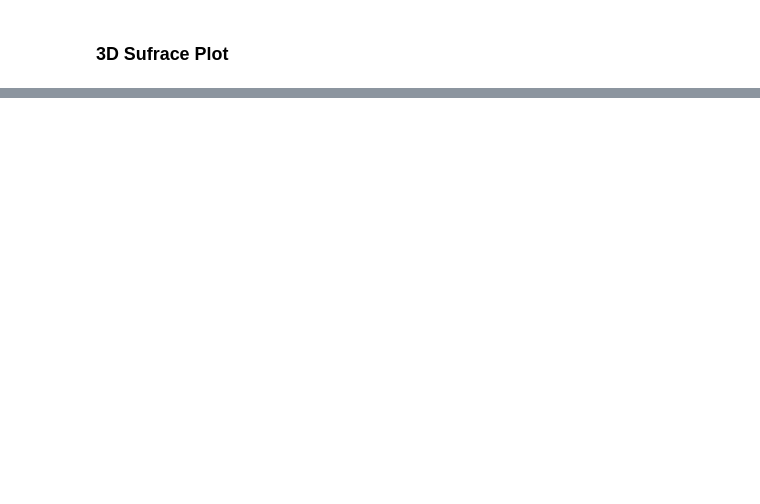
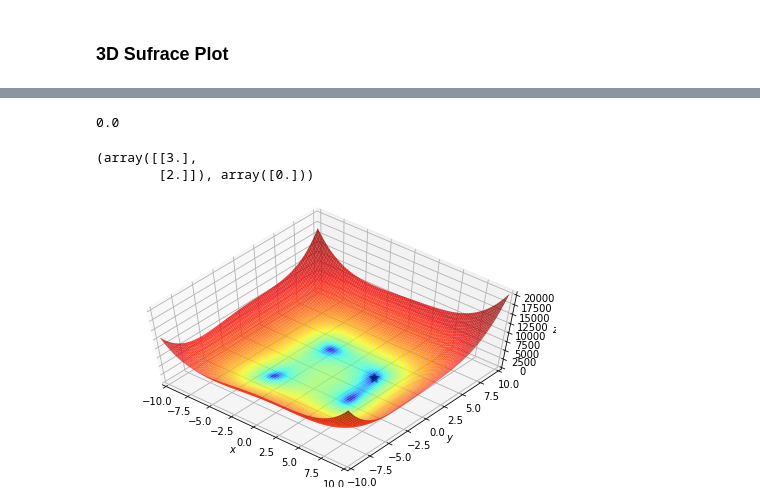
Before and after one commit to nithinivi/DL_learning, a Jupyter notebook: visualizing-optim-alog/vis-3d-surface.ipynb, the cells around one changed output, grey strips where cells are left out. Cells and saved outputs as stored; diff of their text form; code cells hidden in the pictures; blank space fills up the shorter version.

```diff
--- a/visualizing-optim-alog/vis-3d-surface.ipynb
+++ b/visualizing-optim-alog/vis-3d-surface.ipynb
@@ -61,0 +85,31 @@ ax.plot_surface(x,y,z,norm=LogNorm(),
+# %%
+minima = np.array([3., 2])
+f1(*minima) # the global minium of the "f"
+# %% [output]
+0.0
+# %%
+minima_ = minima.reshape(-1, 1)
+minima_ ,f1(*minima_)
+# %% [output]
+(array([[3.],
+        [2.]]), array([0.]))
+# %%
+fig = plt.figure(figsize=(8,5))
+ax = plt.axes(projection="3d", elev=60, azim=-50)  # the direction in which u view the plot
+ax.plot_surface(x,y,z,norm=LogNorm(),# normalizing the color
+                rstride=1,cstride=1,   #
+                alpha=.8,edgecolor=None,
+                cmap= plt.cm.jet)
+
+ax.plot(*minima_, f1(*minima_), 'g*', markersize=10) #minima
+
+ax.set_xlabel('$x$') #latex
+ax.set_ylabel('$y$')
+ax.set_zlabel('$z$')
+
+ax.set_xlim((xmin, xmax))
+ax.set_ylim((ymin, ymax))
+
+plt.show()
+# %% [output]
+[figure, added]
```
Also changed, not shown: parts of 6 cells of this notebook.
